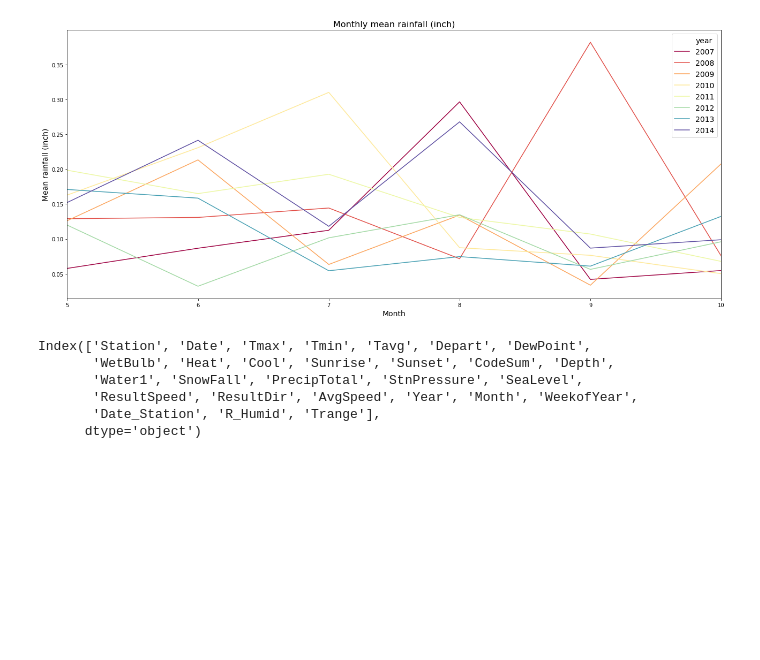
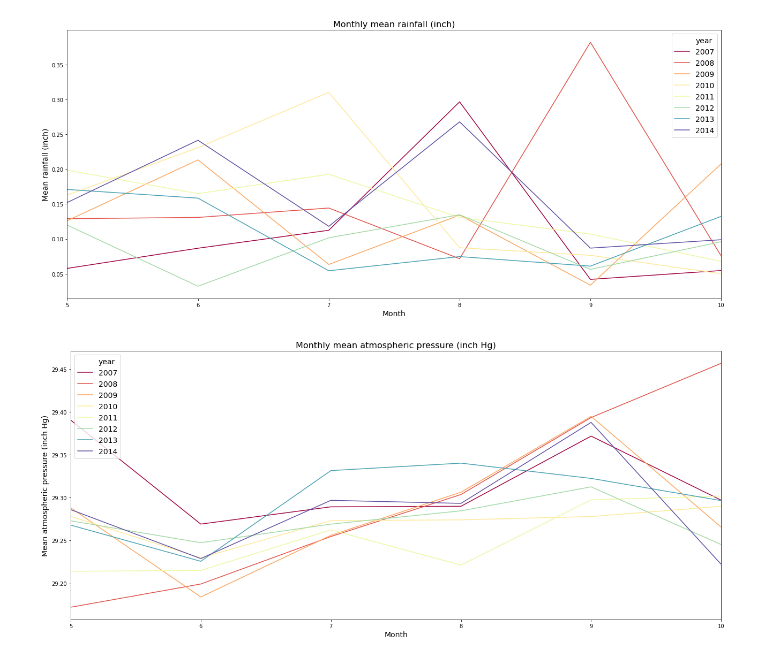
Before and after one commit to PChhapar/DSI_15_West_Nile_Virus_Prediction, a Jupyter notebook: code/1_EDA_Final.ipynb, the cells around one changed output. Cells and saved outputs as stored; diff of their text form; code cells hidden in the pictures; blank space fills up the shorter version.

```diff
--- a/code/1_EDA_Final.ipynb
+++ b/code/1_EDA_Final.ipynb
@@ -2644,12 +2584,16 @@ plt.xlim(weather_combined.month.min(), weather_combined.month.max())
 plt.tight_layout()
 # %% [output]
 [figure]
-# %%
-weather.columns
-# %% [output]
-Index(['Station', 'Date', 'Tmax', 'Tmin', 'Tavg', 'Depart', 'DewPoint',
-       'WetBulb', 'Heat', 'Cool', 'Sunrise', 'Sunset', 'CodeSum', 'Depth',
-       'Water1', 'SnowFall', 'PrecipTotal', 'StnPressure', 'SeaLevel',
-       'ResultSpeed', 'ResultDir', 'AvgSpeed', 'Year', 'Month', 'WeekofYear',
-       'Date_Station', 'R_Humid', 'Trange'],
-      dtype='object')
+# %%
+# plot atmospheric pressure by month and year
+plt.figure(figsize=(18,8))
+sns.lineplot(x = 'month',y = 'StnPressure', data = weather_combined, hue = 'year', ci = None,
+             legend = 'full', palette = 'Spectral')
+plt.legend(loc = 'upper left', fontsize = 14)
+plt.title('Monthly mean atmospheric pressure (inch Hg)', fontsize=16)
+plt.xlabel('Month',fontsize=14)
+plt.ylabel('Mean atmospheric pressure (inch Hg)',fontsize=14)
+plt.xlim(weather_combined.month.min(), weather_combined.month.max())
+plt.tight_layout()
+# %% [output]
+[figure, added]
```
Also changed, not shown: parts of 37 cells of this notebook, 4 other files.
